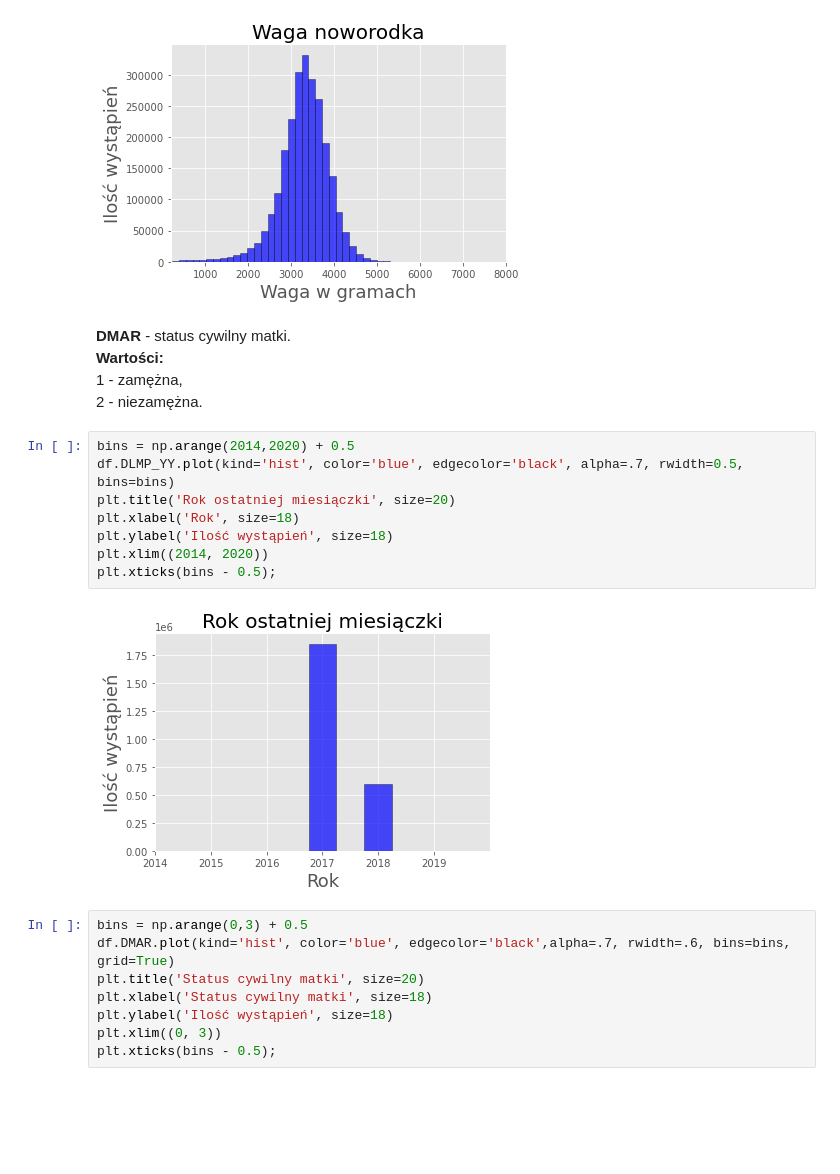
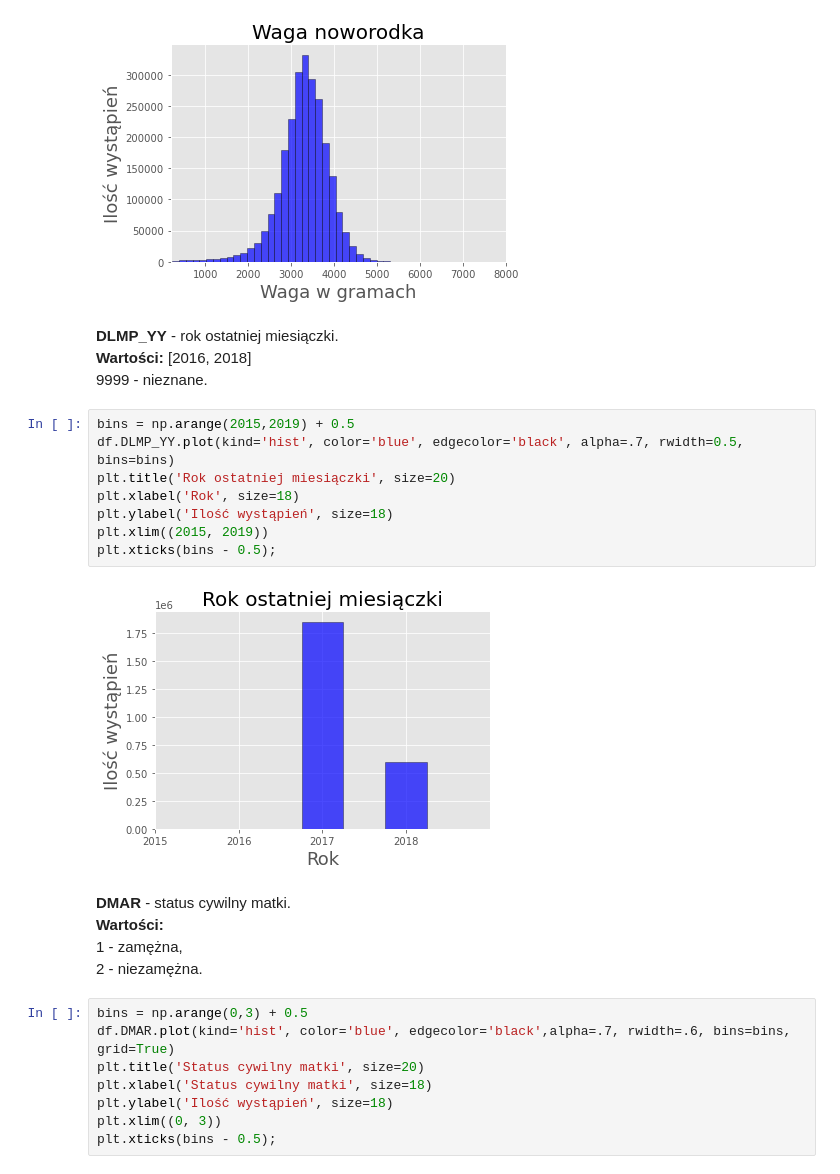
Before and after one commit to kurkowskiad/US-Births-Data-Analysis, a Jupyter notebook: Projekt_Uczenie_Maszynowe.ipynb, the cells around one changed output. Drawn from its saved outputs; the diff is of its cells as text; blank space fills up the shorter version.

```diff
--- a/Projekt_Uczenie_Maszynowe.ipynb
+++ b/Projekt_Uczenie_Maszynowe.ipynb
@@ -137,21 +137,25 @@ plt.ylabel('Ilość wystąpień', size=18)
 plt.xlim((200, 8000));
 # %% [output]
 [figure]
+# %% [markdown]
+**DLMP_YY** - rok ostatniej miesiączki.<br>
+**Wartości:** [2016, 2018]<br>
+9999 - nieznane.
+# %%
+bins = np.arange(2015,2019) + 0.5
+df.DLMP_YY.plot(kind='hist', color='blue', edgecolor='black', alpha=.7, rwidth=0.5, bins=bins)
+plt.title('Rok ostatniej miesiączki', size=20)
+plt.xlabel('Rok', size=18)
+plt.ylabel('Ilość wystąpień', size=18)
+plt.xlim((2015, 2019))
+plt.xticks(bins - 0.5);
+# %% [output]
+[figure, added]
 # %% [markdown]
 **DMAR** - status cywilny matki.<br>
 **Wartości:**<br>
 1 - zamężna,<br>
 2 - niezamężna.<br>
-# %%
-bins = np.arange(2014,2020) + 0.5
-df.DLMP_YY.plot(kind='hist', color='blue', edgecolor='black', alpha=.7, rwidth=0.5, bins=bins)
-plt.title('Rok ostatniej miesiączki', size=20)
-plt.xlabel('Rok', size=18)
-plt.ylabel('Ilość wystąpień', size=18)
-plt.xlim((2014, 2020))
-plt.xticks(bins - 0.5);
-# %% [output]
-[figure, removed]
 # %%
 bins = np.arange(0,3) + 0.5
 df.DMAR.plot(kind='hist', color='blue', edgecolor='black',alpha=.7, rwidth=.6, bins=bins, grid=True)
```
Also changed, not shown: parts of 11 cells of this notebook.
